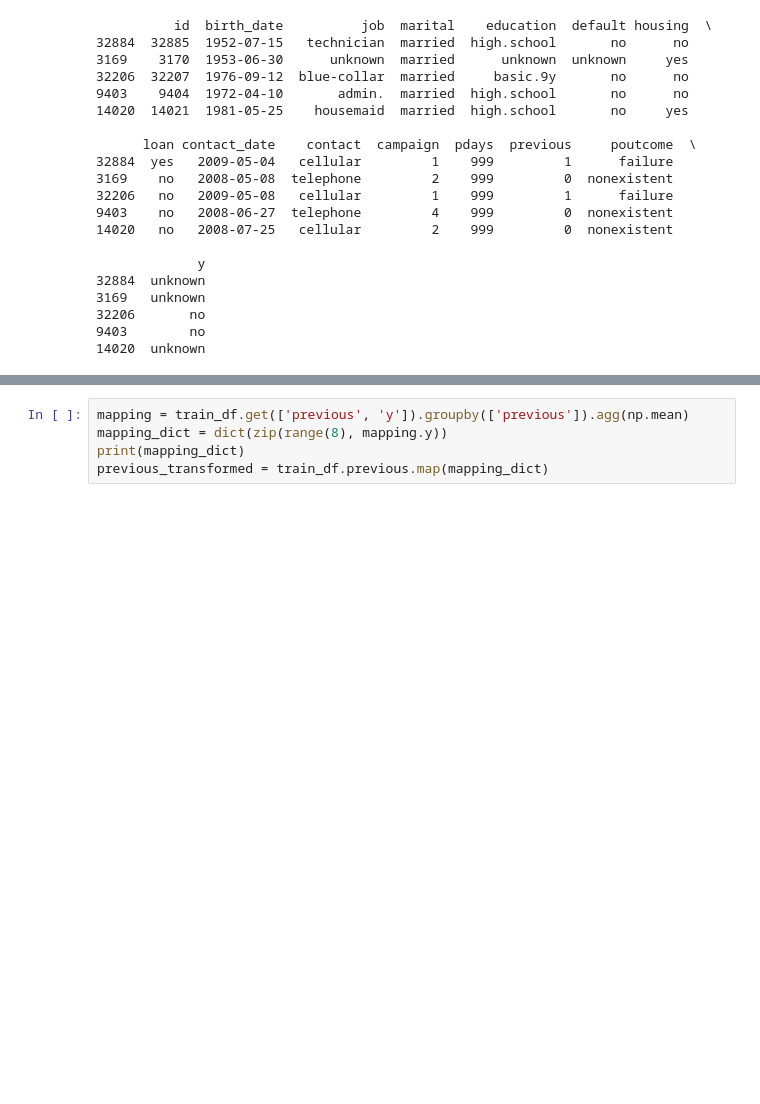
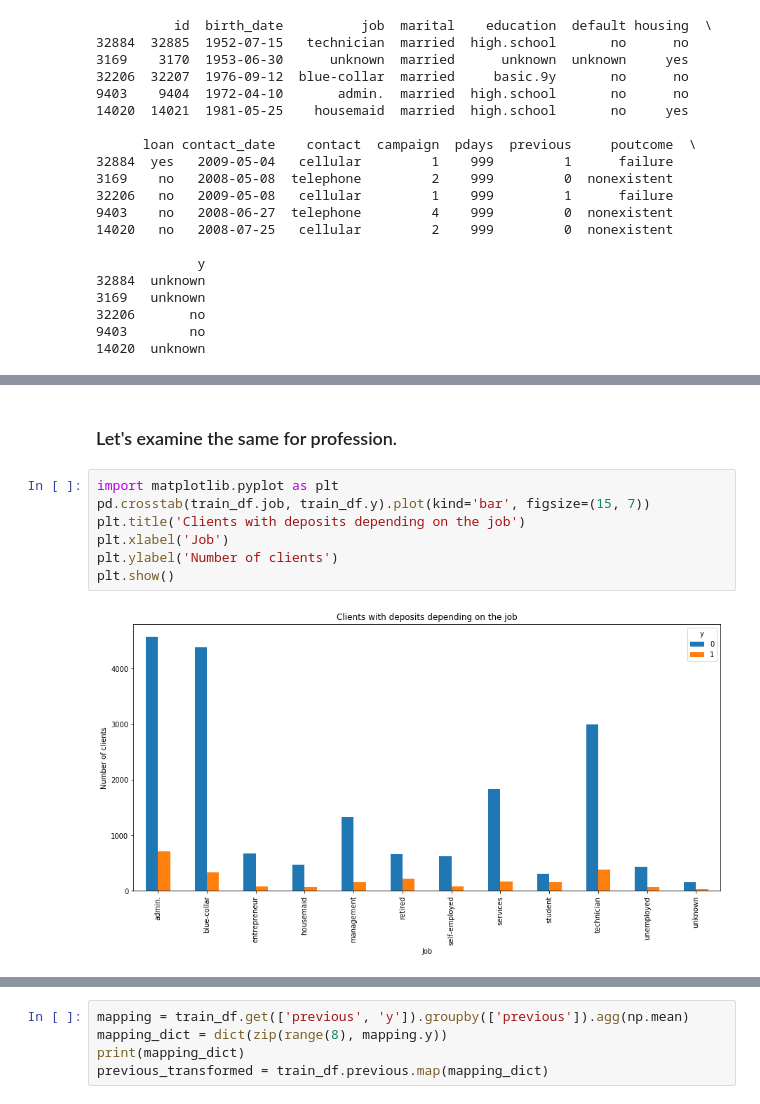
Before and after one commit to kmichael08/kaggle-banking-ml-predictions, a Jupyter notebook: experiments.ipynb, the cells around one changed output, grey strips where cells are left out. Drawn from its saved outputs; the diff is of its cells as text; blank space fills up the shorter version.

```diff
--- a/experiments.ipynb
+++ b/experiments.ipynb
@@ -86,0 +152,11 @@ train_df.get(['id', 'y']).groupby(['y']).count()
+# %% [markdown]
+### Let's examine the same for profession.
+# %%
+import matplotlib.pyplot as plt
+pd.crosstab(train_df.job, train_df.y).plot(kind='bar', figsize=(15, 7))
+plt.title('Clients with deposits depending on the job')
+plt.xlabel('Job')
+plt.ylabel('Number of clients')
+plt.show()
+# %% [output]
+[figure, added]
```
Also changed, not shown: parts of 27 cells of this notebook.
